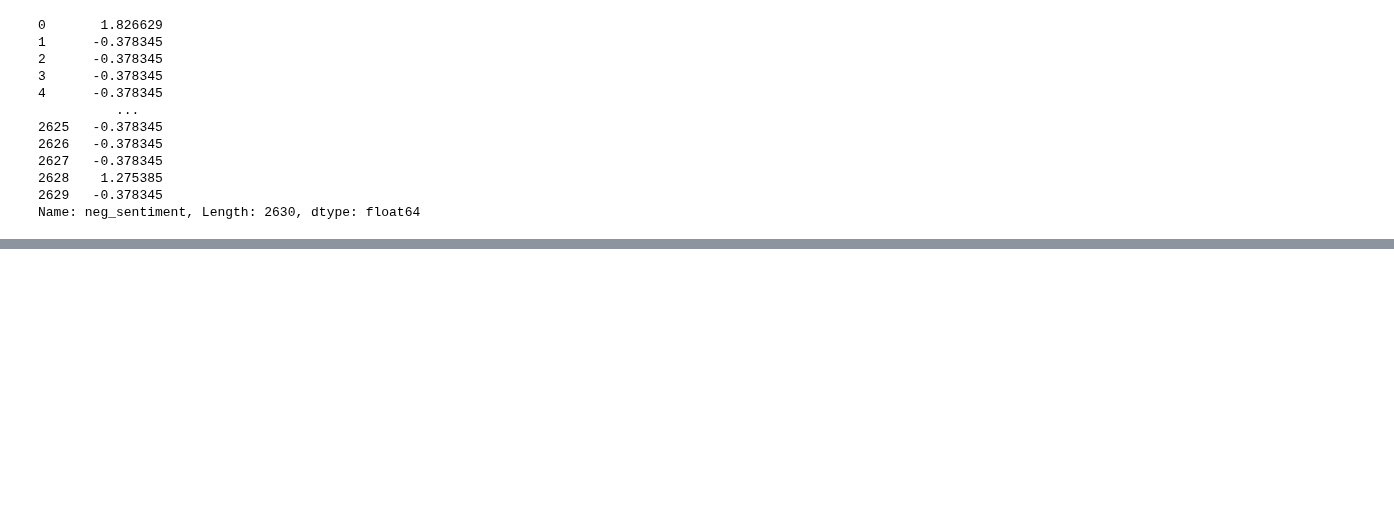
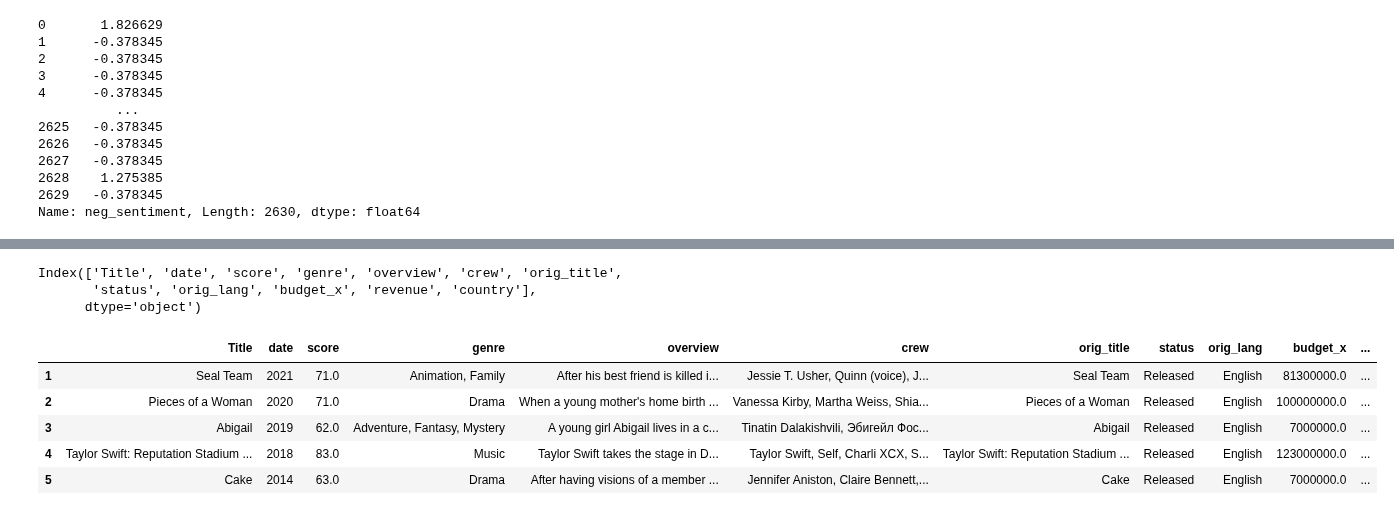
Before and after one commit to epfl-ada/ada-2023-project-randada, a Jupyter notebook: Test_Random_Forest.ipynb, the cells around one changed output, grey strips where cells are left out. Saved outputs shown, nothing was run; the diff lists cells and outputs as text; code cells hidden in the pictures; blank space fills up the shorter version.

```diff
--- a/Test_Random_Forest.ipynb
+++ b/Test_Random_Forest.ipynb
@@ -139,0 +213,32 @@ ax.legend()
+# %%
+ratings_imdb = pd.read_csv('Data/imdb_movies_post2010.csv',sep=";", on_bad_lines='skip')
+# %%
+ratings_imdb = ratings_imdb[ratings_imdb.orig_lang == ' English']
+ratings_imdb['date'] = pd.to_datetime(ratings_imdb['date'])
+ratings_imdb['date'] = ratings_imdb['date'].dt.year
+ratings_imdb = ratings_imdb[ratings_imdb.date > 2012]
+ratings_imdb.dropna(subset=['revenue',"score"],inplace=True)
+
+ratings_imdb.columns
+# %% [output]
+Index(['Title', 'date', 'score', 'genre', 'overview', 'crew', 'orig_title',
+       'status', 'orig_lang', 'budget_x', 'revenue', 'country'],
+      dtype='object')
+# %%
+ratings_imdb['revenue'] = ratings_imdb['revenue'].astype('float64')
+ratings_imdb['revenue'] = np.floor(ratings_imdb['revenue'])
+ratings_imdb = ratings_imdb[ratings_imdb['revenue']>0]
+# %%
+ratings_imdb['imdb_rating_standardized'] = (ratings_imdb['score']-ratings_imdb['score'].mean())/ ratings_imdb['score'].std()
+ratings_imdb['Revenu_standardized'] = (ratings_imdb['revenue']-ratings_imdb['revenue'].mean())/ ratings_imdb['revenue'].std()
+# %%
+# Create an indicator for success, based on ratings and box office revenues
+ratings_imdb["Success_indicator"]= (ratings_imdb['imdb_rating_standardized'] + ratings_imdb['Revenu_standardized'])/2
+ratings_imdb.head()
+# %% [output]
+|  | Title | date | score | genre | overview | crew | orig_title | status | orig_lang | budget_x | ... |
+| 1 | Seal Team | 2021 | 71.0 | Animation, Family | After his best friend is killed i... | Jessie T. Usher, Quinn (voice), J... | Seal Team | Released | English | 81300000.0 | ... |
+| 2 | Pieces of a Woman | 2020 | 71.0 | Drama | When a young mother's home birth ... | Vanessa Kirby, Martha Weiss, Shia... | Pieces of a Woman | Released | English | 100000000.0 | ... |
+| 3 | Abigail | 2019 | 62.0 | Adventure, Fantasy, Mystery | A young girl Abigail lives in a c... | Tinatin Dalakishvili, Эбигейл Фос... | Abigail | Released | English | 7000000.0 | ... |
+| 4 | Taylor Swift: Reputation Stadium ... | 2018 | 83.0 | Music | Taylor Swift takes the stage in D... | Taylor Swift, Self, Charli XCX, S... | Taylor Swift: Reputation Stadium ... | Released | English | 123000000.0 | ... |
+| 5 | Cake | 2014 | 63.0 | Drama | After having visions of a member ... | Jennifer Aniston, Claire Bennett,... | Cake | Released | English | 7000000.0 | ... |
```
Also changed, not shown: parts of 14 cells of this notebook, 4 other files.
